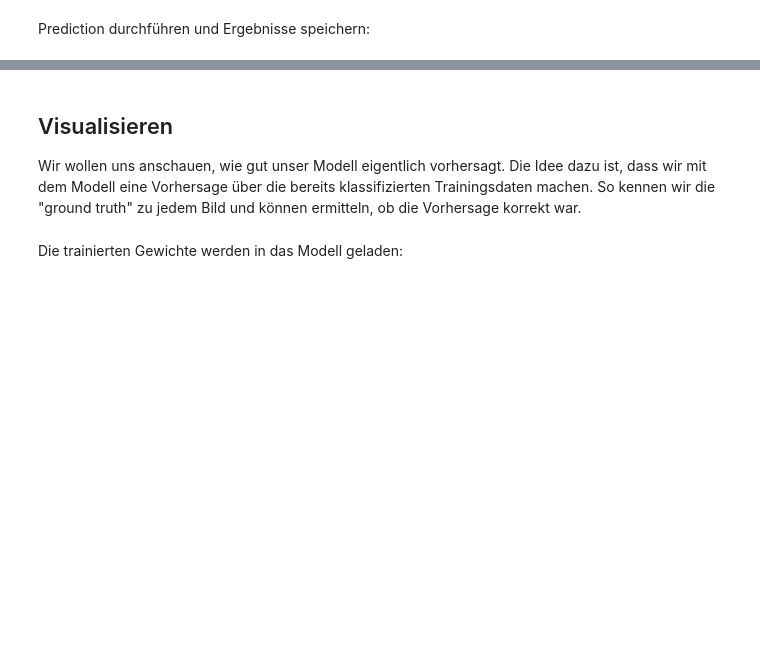
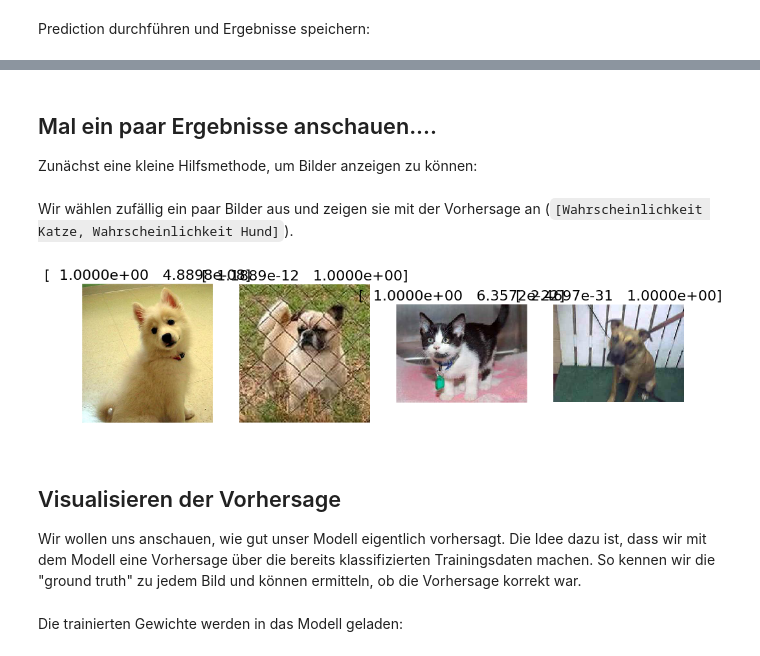
Before and after one commit to uma1966/dl-workshop, a Jupyter notebook: cats-vs-dogs.ipynb, the cells around one changed output, grey strips where cells are left out. Drawn from its saved outputs; the diff is of its cells as text; code cells hidden in the pictures; blank space fills up the shorter version.

```diff
--- a/cats-vs-dogs.ipynb
+++ b/cats-vs-dogs.ipynb
@@ -77,4 +116,3 @@ Dann wird das VGG16 Modell an unsere Aufgabe ("cat or dog" Klassifizierung) ange
 # %%
-batches = vgg.get_batches(os.path.join(path,'train'), batch_size=batch_size)
-val_batches = vgg.get_batches(os.path.join(path,'valid'), batch_size=batch_size*2)
-vgg.finetune(batches)
+train_batches = vgg.get_batches(train_path, batch_size=batch_size)
+validation_batches = vgg.get_batches(valid_path, batch_size=batch_size*2)
@@ -90,11 +139,11 @@ Die angepassten Gewichte des Modells schreiben wir in eine Datei, so dass wir si
 # Learning rate:
 vgg.model.optimizer.lr = 0.01
 
-results_path = os.path.join(path,'results')
+print('start fitting at {}'.format(time.asctime()))
 
-for epoch in range(1,epochs+1):
-    print 'fit epoch {}'.format(epoch)
-    vgg.fit(batches, val_batches, nb_epoch=1)
-    weights_filename = os.path.join(results_path,'vgg_weights-{}.h5'.format(epoch))
-    print 'saving weights to {}'.format(weights_filename)
-    vgg.model.save_weights(weights_filename)
+vgg.fit(train_batches, validation_batches, nb_epoch=epochs)
+
+print('stop fitting at {}'.format(time.asctime()))
+weights_filename = os.path.join(result_path,'finetune1.h5')
+print 'saving weights to {}'.format(weights_filename)
+vgg.model.save_weights(weights_filename)
@@ -105,18 +160,14 @@ Jetzt klassifizieren wir die Bilder, die im Unterverzeichnis 'test' abgelegt sin
 
 Prediction Setup:
 # %%
-test_path = os.path.join(path,'test')
-predictions_file = os.path.join(path,'results/predictions.dat')
-filenames_file = os.path.join(path,'results/filenames.dat')
-
-import utils
-import time
+predictions_file = os.path.join(result_path,'predictions.dat')
+filenames_file = os.path.join(result_path,'filenames.dat')
 # %% [markdown]
 Prediction durchführen und Ergebnisse speichern:
 # %%
 print('start predicting at {}'.format(time.asctime()))
-batches, predictions = vgg.test(test_path,batch_size=batch_size*2)
+test_batches, predictions = vgg.test(test_path,batch_size=batch_size*2)
 print('stop predicting at {}'.format(time.asctime()))
 
 utils.save_array(predictions_file, predictions)
-utils.save_array(filenames_file, batches.filenames)
+utils.save_array(filenames_file, test_batches.filenames)
@@ -126,0 +178,4 @@ Wir wählen zufällig ein paar Bilder aus und zeigen sie mit der Vorhersage an (
+# %% [markdown]
+## Mal ein paar Ergebnisse anschauen....
+
+Zunächst eine kleine Hilfsmethode, um Bilder anzeigen zu können:
@@ -134,7 +189,11 @@ def plots_idx(idx, path, filenames, titles=None):
+# %% [markdown]
+Wir wählen zufällig ein paar Bilder aus und zeigen sie mit der Vorhersage an (`[Wahrscheinlichkeit Katze, Wahrscheinlichkeit Hund]`).
 # %%
-idx = np.random.randint(0, len(batches.filenames),4)
-plots_idx(idx, path=path+'test/', filenames=batches.filenames, titles=predictions[idx])
+idx = np.random.randint(0, len(test_batches.filenames),4)
+plots_idx(idx, path=test_path, filenames=test_batches.filenames, titles=predictions[idx])
+# %% [output]
+[figure, added]
 # %% [markdown]
-## Visualisieren
+## Visualisieren der Vorhersage
 
 Wir wollen uns anschauen, wie gut unser Modell eigentlich vorhersagt. Die Idee dazu ist, dass wir mit dem Modell eine Vorhersage über die bereits klassifizierten Trainingsdaten machen. So kennen wir die "ground truth" zu jedem Bild und können ermitteln, ob die Vorhersage korrekt war.
```
Also changed, not shown: parts of 46 cells of this notebook.
